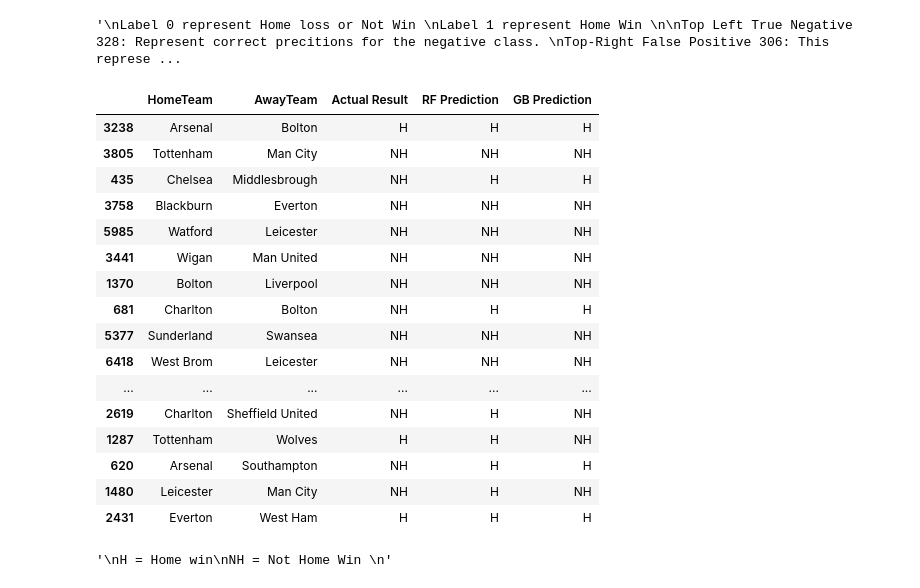
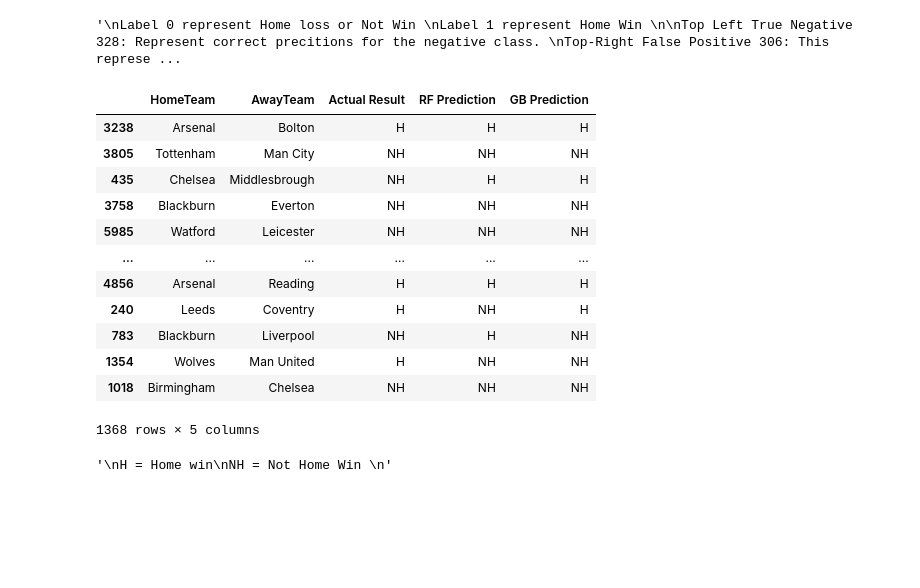
Before and after one commit to robbiedibari/CAP4610Final, a Jupyter notebook: prediction.ipynb, the cells around one changed output. Drawn from its saved outputs; the diff is of its cells as text; code cells hidden in the pictures; blank space fills up the shorter version.

```diff
--- a/prediction.ipynb
+++ b/prediction.ipynb
@@ -869,45 +922,41 @@ gradient_boosting_model = GradientBoostingClassifier(n_estimators=50, learning_r
 random_forest_model.fit(X_train, y_train)
 gradient_boosting_model.fit(X_train, y_train)
 
 # Making predictions on the test set
 y_pred_rf = random_forest_model.predict(X_test)
 y_pred_gb = gradient_boosting_model.predict(X_test)
 
 # Mapping predictions back to readable format
 y_pred_rf_mapped = label_encoder.inverse_transform(y_pred_rf)
 y_pred_gb_mapped = label_encoder.inverse_transform(y_pred_gb)
 
 # Extracting actual team names and results from the test set
 test_team_info = new_data_set.loc[X_test.index, ['HomeTeam', 'AwayTeam', 'FTR']]
 
 # Creating the final DataFrame
 final_predictions_with_actual_names = pd.DataFrame({
     'HomeTeam': test_team_info['HomeTeam'],
     'AwayTeam': test_team_info['AwayTeam'],
     'Actual Result': test_team_info['FTR'],
     'RF Prediction': y_pred_rf_mapped,
     'GB Prediction': y_pred_gb_mapped
 })
 
-final_predictions_with_actual_names.head(50)
+final_predictions_with_actual_names
 # %% [output]
 |  | HomeTeam | AwayTeam | Actual Result | RF Prediction | GB Prediction |
 | 3238 | Arsenal | Bolton | H | H | H |
 | 3805 | Tottenham | Man City | NH | NH | NH |
 | 435 | Chelsea | Middlesbrough | NH | H | H |
 | 3758 | Blackburn | Everton | NH | NH | NH |
 | 5985 | Watford | Leicester | NH | NH | NH |
-| 3441 | Wigan | Man United | NH | NH | NH |
-| 1370 | Bolton | Liverpool | NH | NH | NH |
-| 681 | Charlton | Bolton | NH | H | H |
-| 5377 | Sunderland | Swansea | NH | NH | NH |
-| 6418 | West Brom | Leicester | NH | NH | NH |
 | ... | ... | ... | ... | ... | ... |
-| 2619 | Charlton | Sheffield United | NH | H | NH |
-| 1287 | Tottenham | Wolves | H | H | NH |
-| 620 | Arsenal | Southampton | NH | H | H |
-| 1480 | Leicester | Man City | NH | H | NH |
-| 2431 | Everton | West Ham | H | H | H |
+| 4856 | Arsenal | Reading | H | H | H |
+| 240 | Leeds | Coventry | H | NH | H |
+| 783 | Blackburn | Liverpool | NH | H | NH |
+| 1354 | Wolves | Man United | H | NH | NH |
+| 1018 | Birmingham | Chelsea | NH | NH | NH |
+1368 rows × 5 columns
 # %%
 '''
 H = Home win
```
Also changed, not shown: parts of 7 cells of this notebook, 1 other file.
